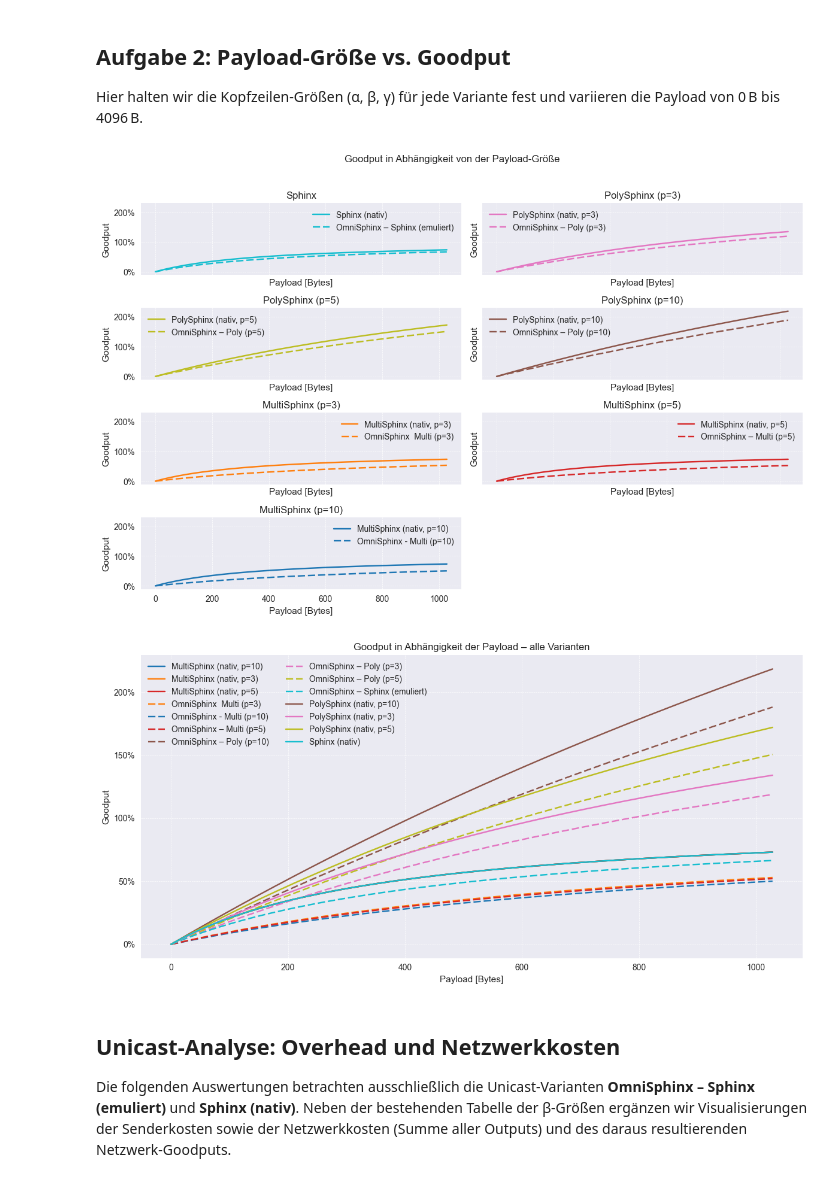
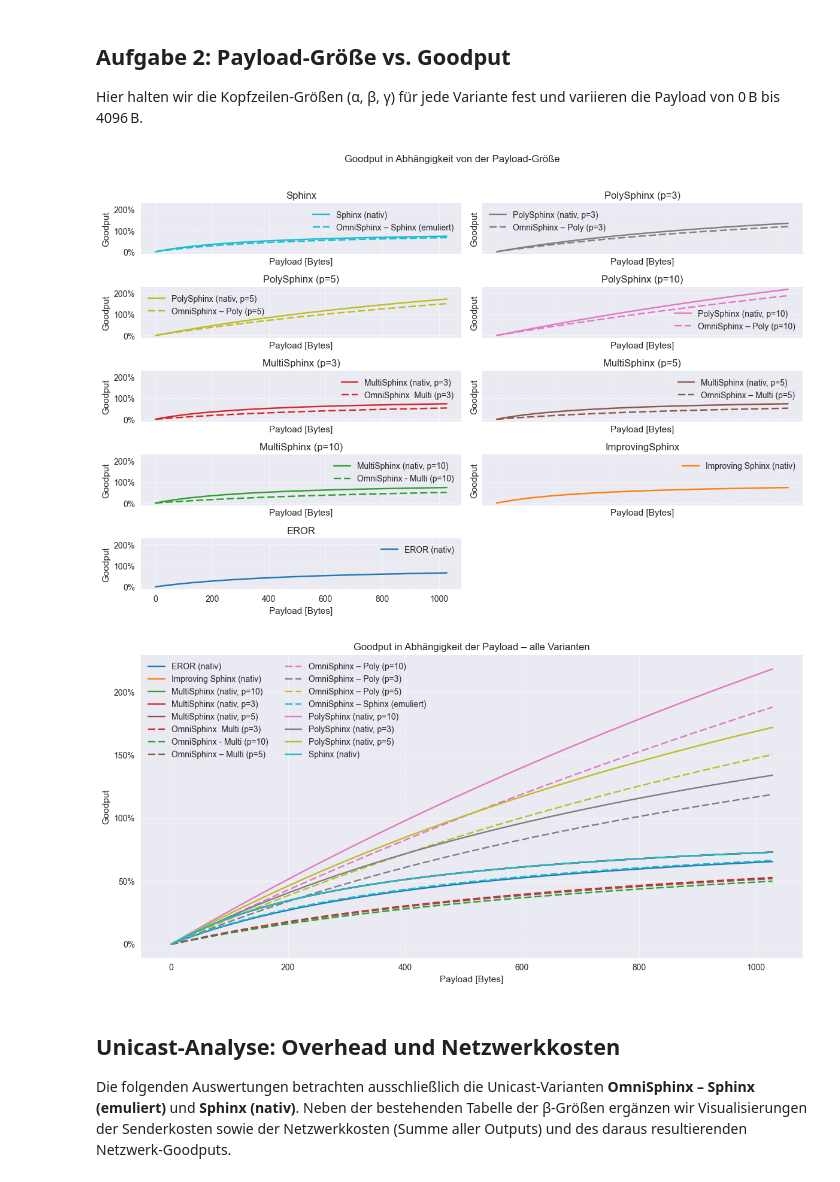
Before and after one commit to kit-ps/OmniSphinx, a Jupyter notebook: size_evaluation.ipynb, the cells around one changed output. Cells and saved outputs as stored; diff of their text form; code cells hidden in the pictures.

Commit message:
Introduce EROR and Improving Sphinx to size eval

```diff
--- a/size_evaluation.ipynb
+++ b/size_evaluation.ipynb
@@ -315,6 +382,28 @@ def omni_sphinx_beta_bits(*, path_length: int = PATH_LENGTH, kappa_bits: int = K
 
     instr_bits = sphinx_instruction_bits(kappa_bits)
     return path_length * 2 * (instr_bits + kappa_bits + BITS_PER_BYTE)
+
+
+def native_improving_sphinx_beta_bits(*, path_length: int = PATH_LENGTH, kappa_bits: int = KAPPA_BITS) -> int:
+    """Beta length for native ImprovingSphinx packets."""
+
+    kappa_bytes = kappa_bits // BITS_PER_BYTE
+    instr_bits = improving_sphinx_instruction_bits(mac_bytes=kappa_bytes, next_hop_bytes=kappa_bytes)
+    return path_length * instr_bits
+
+
+def native_eror_beta_bits(*, path_length: int = PATH_LENGTH, kappa_bits: int = KAPPA_BITS) -> int:
+    """Beta length for native EROR packets."""
+
+    kappa_bytes = kappa_bits // BITS_PER_BYTE
+    instr_bits = eror_instruction_bits(
+        mac_bytes=kappa_bytes,
+        next_hop_bytes=kappa_bytes,
+        forward_payload_len=kappa_bytes,
+        backward_cipher_len=kappa_bytes,
+        backward_mac_len=kappa_bytes,
+    )
+    return path_length * instr_bits
 # %%
 #FOR MULTISPHINX
 def omni_multi_beta_bits(p: int, *, path_length: int = PATH_LENGTH, kappa_bits: int = KAPPA_BITS,) -> int:
@@ -400,6 +489,20 @@ variants: Dict[str, Variant] = {
         path_length=SPHINX_PATH_LENGTH,
         family="Sphinx",
     ),
+    "improving_sphinx_native": Variant(
+        "Improving Sphinx (nativ)",
+        native_improving_sphinx_beta_bits(),
+        "native",
+        path_length=PATH_LENGTH,
+        family="ImprovingSphinx",
+    ),
+    "eror_native": Variant(
+        "EROR (nativ)",
+        native_eror_beta_bits(),
+        "native",
+        path_length=PATH_LENGTH,
+        family="EROR",
+    ),
     "poly_native_p3": Variant(
         "PolySphinx (nativ, p=3)",
         native_poly_beta_bits(3),
@@ -574,6 +679,8 @@ variant_families = []
 color_group_map = {
     "omni_sphinx": "Sphinx",
     "sphinx_native": "Sphinx",
+    "improving_sphinx_native": "ImprovingSphinx",
+    "eror_native": "EROR",
     "omni_poly_p3": "PolySphinx (p=3)",
     "poly_native_p3": "PolySphinx (p=3)",
     "omni_poly_p5": "PolySphinx (p=5)",
@@ -604,6 +711,8 @@ for key, variant in variants.items():
 
     if variant.family == "Sphinx":
         family = "Sphinx"
+    elif variant.p is None:
+        family = variant.family
     else:
         family = f"{variant.family} (p={variant.p})"
     if family not in variant_families:
@@ -668,35 +777,35 @@ for ax, family in zip(axes, variant_families):
     ax.legend()
 
 for ax in axes[len(variant_families):]:
     ax.set_visible(False)
 
 fig.suptitle("Goodput in Abhängigkeit von der Payload-Größe")
 fig.tight_layout(rect=(0, 0, 1, 0.96))
 plt.show()
 
 # Gesamtansicht aller Varianten
 fig, ax = plt.subplots(figsize=(12, 6))
 for variant_name, group in payload_goodput_df.groupby("Variante"):
     sorted_group = group.sort_values("Payload [B]")
     ax.plot(
         sorted_group["Payload [B]"],
         sorted_group["Goodput"],
         label=variant_name,
         color=variant_colors[variant_name],
         linestyle=line_styles.get(sorted_group["Kind"].iloc[0], "-"),
     )
 
 ax.set_title("Goodput in Abhängigkeit der Payload – alle Varianten")
 ax.set_xlabel("Payload [Bytes]")
 ax.set_ylabel("Goodput")
 ax.yaxis.set_major_formatter(mtick.PercentFormatter(1.0))
 ax.grid(True, which="both", linestyle="--", linewidth=0.5)
 ax.legend(ncol=2)
 fig.tight_layout()
 plt.show()
 # %% [output]
-[figure, old version]
+[figure, new version]
-[figure, old version]
+[figure, new version]
 # %% [markdown]
 ## Unicast-Analyse: Overhead und Netzwerkkosten
 
```
Also changed, not shown: parts of 4 cells of this notebook.
